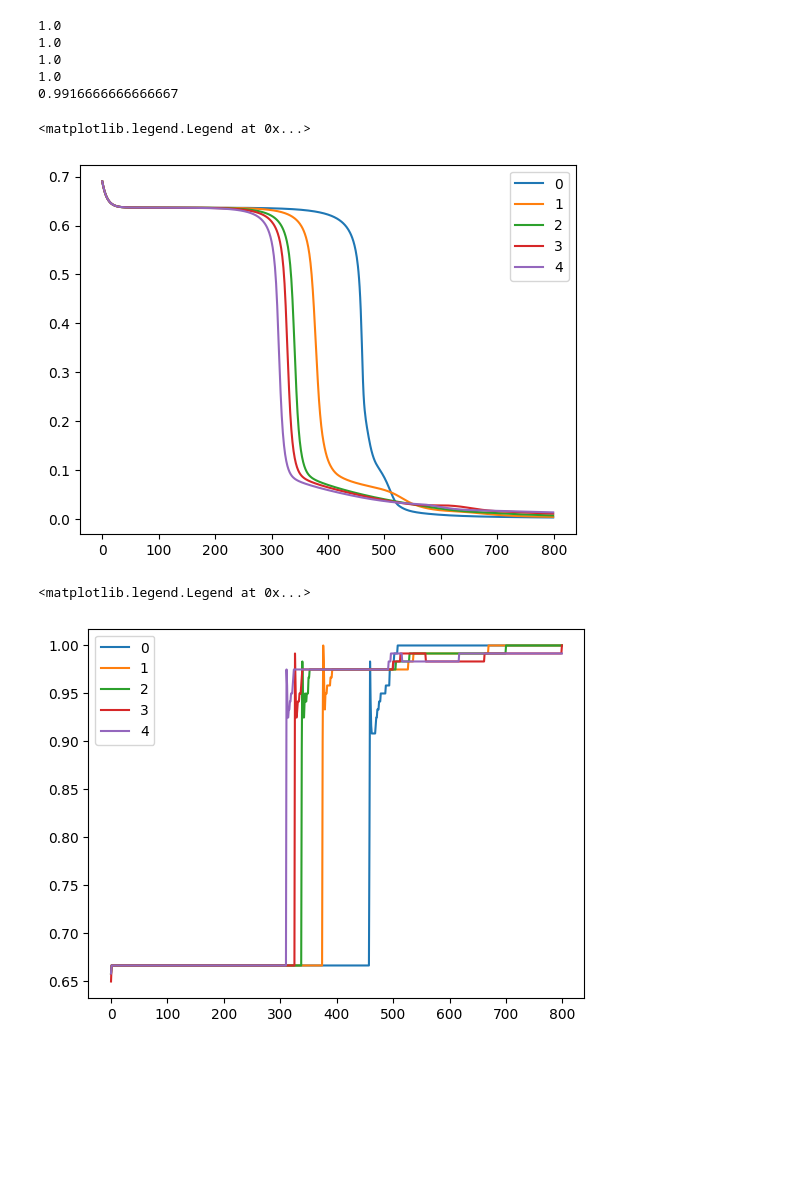
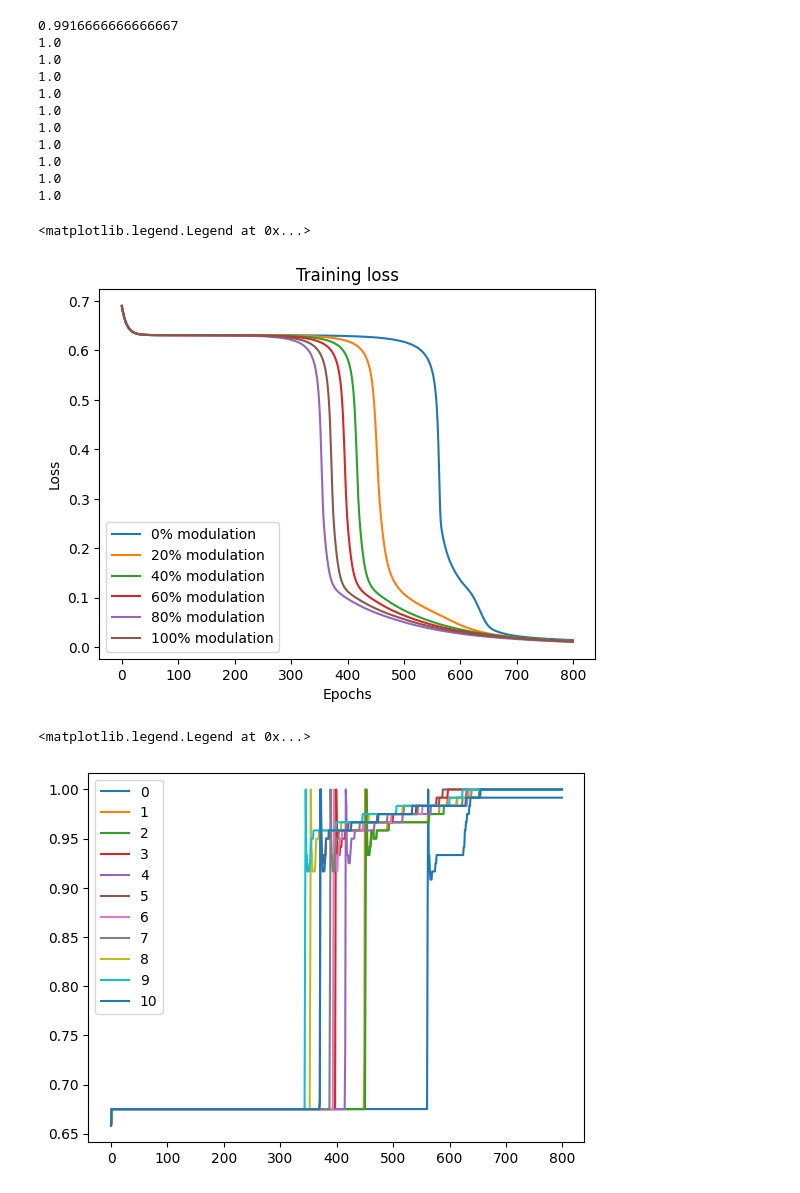
Before and after one commit to wtripp180901/BiologicalRNNs, a Jupyter notebook: NeuromodulationLeakyRNN.ipynb, the cells around one changed output. Drawn from its saved outputs; the diff is of its cells as text; code cells hidden in the pictures; blank space fills up the shorter version.

Commit message:
More data and better graphs

```diff
--- a/NeuromodulationLeakyRNN.ipynb
+++ b/NeuromodulationLeakyRNN.ipynb
@@ -168,7 +168,7 @@ rnns = []
 nmodsets = []
 
 perm = np.random.permutation(h_size)
-for h in range(0,h_size,4):
+for h in range(0,h_size+1,2):
     rnn = LeakyRNN(1,2,0.5,hidden_size=h_size)
     nmods = np.zeros((h_size,1))
     for i in range(h):
@@ -201,25 +201,34 @@ for h in range(0,h_size,4):
 
         #print('Test:\tLoss %.3f | Accuracy: %.3f' % (test_loss, test_acc))
 # %% [output]
+0.9916666666666667
 1.0
 1.0
 1.0
 1.0
-0.9916666666666667
+1.0
+1.0
+1.0
+1.0
+1.0
+1.0
 # %%
-for l in range(len(loss_curves)):
-    plt.plot(np.arange(epochs),loss_curves[l],label=str(l))
+for l in range(0,len(loss_curves),2):
+    plt.plot(np.arange(epochs),loss_curves[l],label=str(int((l/10)*100))+"% modulation")
+plt.title("Training loss")
+plt.xlabel("Epochs")
+plt.ylabel("Loss")
 plt.legend()
 # %% [output]
 <matplotlib.legend.Legend at 0x...>
-[figure, old version]
+[figure, new version]
 # %%
 for l in range(len(acc_curves)):
     plt.plot(np.arange(epochs),acc_curves[l],label=str(l))
 plt.legend()
 # %% [output]
 <matplotlib.legend.Legend at 0x...>
-[figure, old version]
+[figure, new version]
 # %%
 for l in range(len(test_loss_curves)):
     plt.plot(np.arange(epochs),test_loss_curves[l],label=str(l))
```
Also changed, not shown: parts of 12 cells of this notebook.
